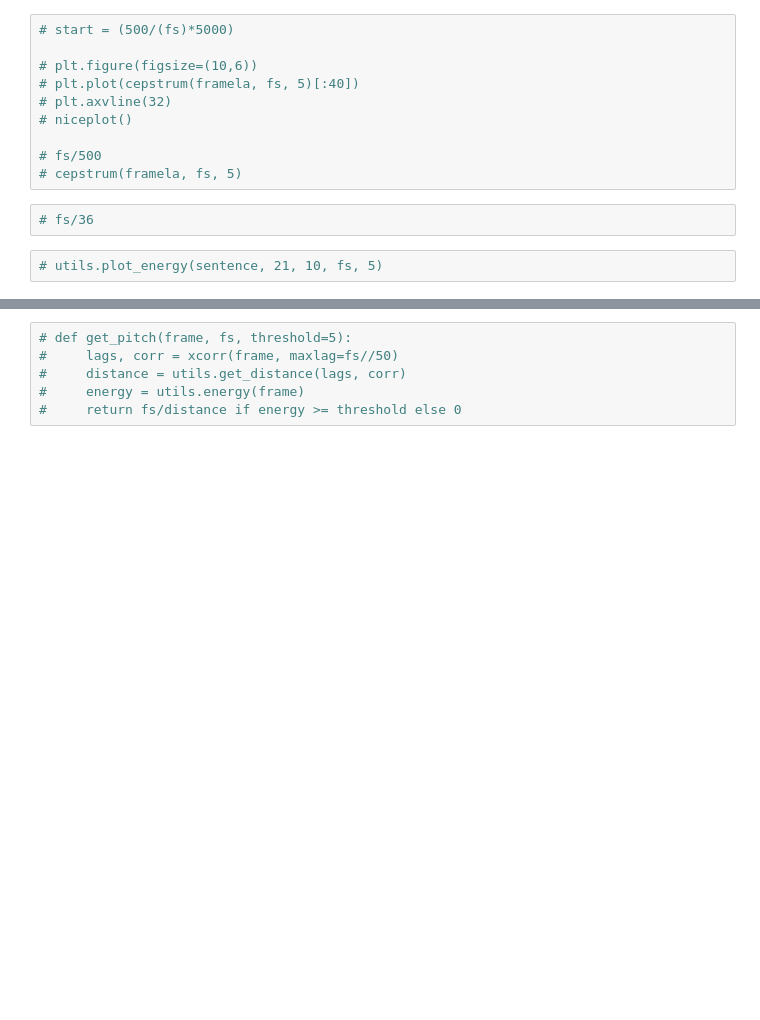
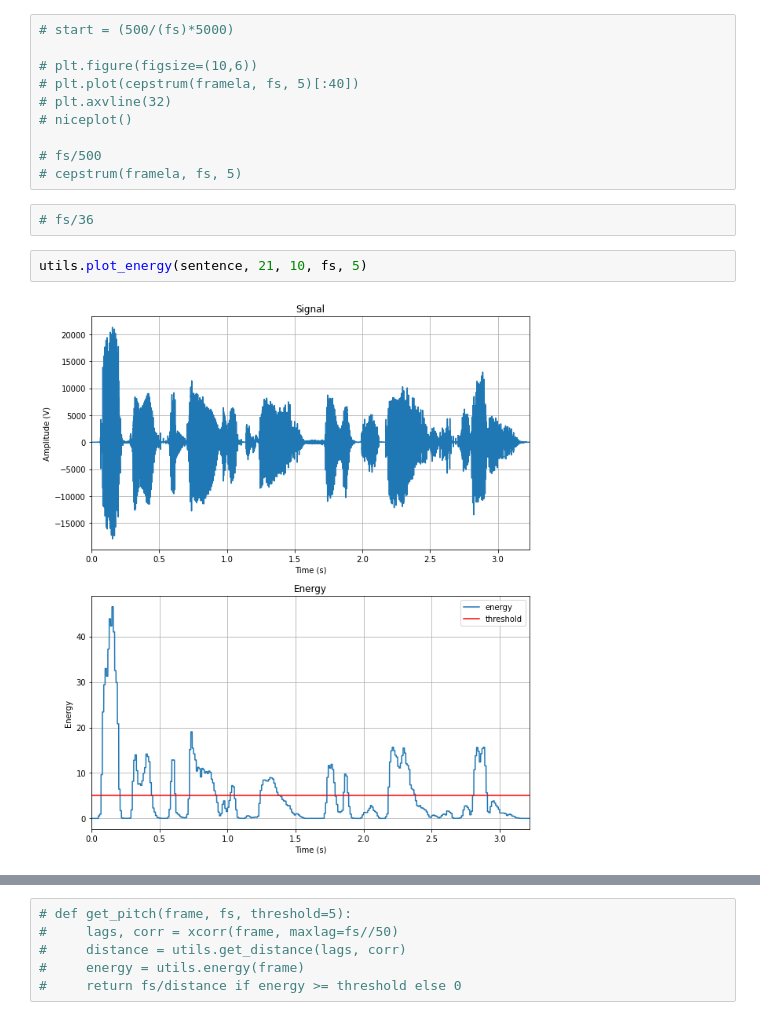
Before and after one commit to lionelGoffaux/signal-project, a Jupyter notebook: labo 2.ipynb, the cells around one changed output, grey strips where cells are left out. Drawn from its saved outputs; the diff is of its cells as text; blank space fills up the shorter version.

```diff
--- a/labo 2.ipynb
+++ b/labo 2.ipynb
@@ -92,5 +90,7 @@ array([-3527.47856714, -3013.0028552 , -2253.57811395, -1268.03799456,
 # %%
 # fs/36
 # %%
-# utils.plot_energy(sentence, 21, 10, fs, 5)
+utils.plot_energy(sentence, 21, 10, fs, 5)
+# %% [output]
+[figure, added]
 # %%
```
Also changed, not shown: parts of 3 cells of this notebook, 3 other files.
